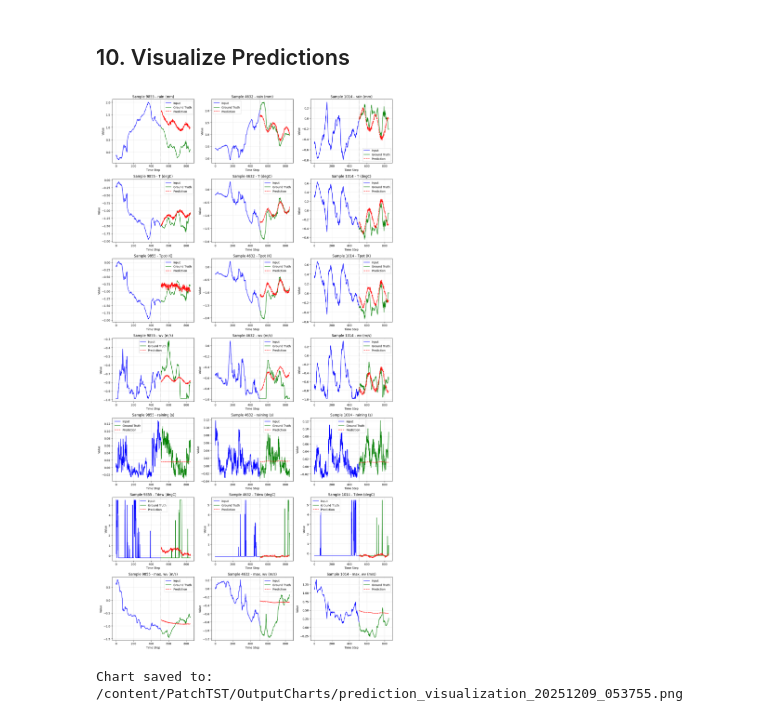
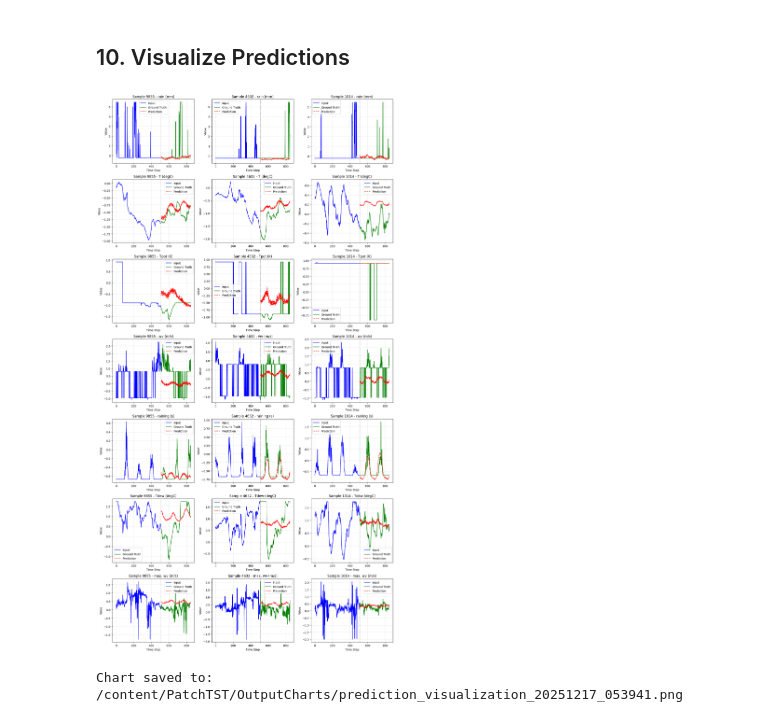
Before and after one commit to MSISCapstone/MSVLPatchTST, a Jupyter notebook: notebooks/PatchTST_Physics_Integrated.ipynb, the cells around one changed output. Drawn from its saved outputs; the diff is of its cells as text; code cells hidden in the pictures.

```diff
--- a/notebooks/PatchTST_Physics_Integrated.ipynb
+++ b/notebooks/PatchTST_Physics_Integrated.ipynb
@@ -374,8 +360,13 @@ import os
 num_samples = 3
 num_available = results['preds'].shape[0]
 
-# Choose random distinct sample indices to visualize
-sample_indices = np.random.choice(num_available, size=min(num_samples, num_available), replace=False)
+rng = np.random.default_rng(seed=42)
+
+sample_indices = rng.choice(
+    num_available,
+    size=min(num_samples, num_available),
+    replace=False
+)
 
 fig, axes = plt.subplots(len(target_indices), len(sample_indices), figsize=(5*len(sample_indices), 4*len(target_indices)))
 if len(sample_indices) == 1:
@@ -391,32 +382,32 @@ for i, ch_name in enumerate(target_names):
 
         input_steps = np.arange(len(input_seq))
         pred_steps = np.arange(len(input_seq), len(input_seq) + len(pred_seq))
 
         ax = axes[i, col]
         ax.plot(input_steps, input_seq, 'b-', label='Input')
         ax.plot(pred_steps, true_seq, 'g-', label='Ground Truth')
         ax.plot(pred_steps, pred_seq, 'r--', label='Prediction')
         ax.axvline(x=len(input_seq)-1, color='gray', linestyle=':', linewidth=1.5)
         ax.set_title(f'Sample {sample_idx} - {ch_name}')
         ax.set_xlabel('Time Step')
         ax.set_ylabel('Value')
         ax.legend()
         ax.grid(True, alpha=0.3)
 
 plt.tight_layout()
 plt.show()
 
 # Save the chart with datetime filename
 output_dir = os.path.join(repo_root_path, 'OutputCharts')
 os.makedirs(output_dir, exist_ok=True)
 
 # Create filename with current datetime
 timestamp = datetime.datetime.now().strftime('%Y%m%d_%H%M%S')
 filename = f'prediction_visualization_{timestamp}.png'
 filepath = os.path.join(output_dir, filename)
 
 fig.savefig(filepath, dpi=300, bbox_inches='tight')
 print(f"Chart saved to: {filepath}")
 # %% [output]
-[figure, old version]
+[figure, new version]
-Chart saved to: /content/PatchTST/OutputCharts/prediction_visualization_20251209_053755.png
+Chart saved to: /content/PatchTST/OutputCharts/prediction_visualization_20251217_053941.png
```
Also changed, not shown: parts of 8 cells of this notebook, 4 other files.
